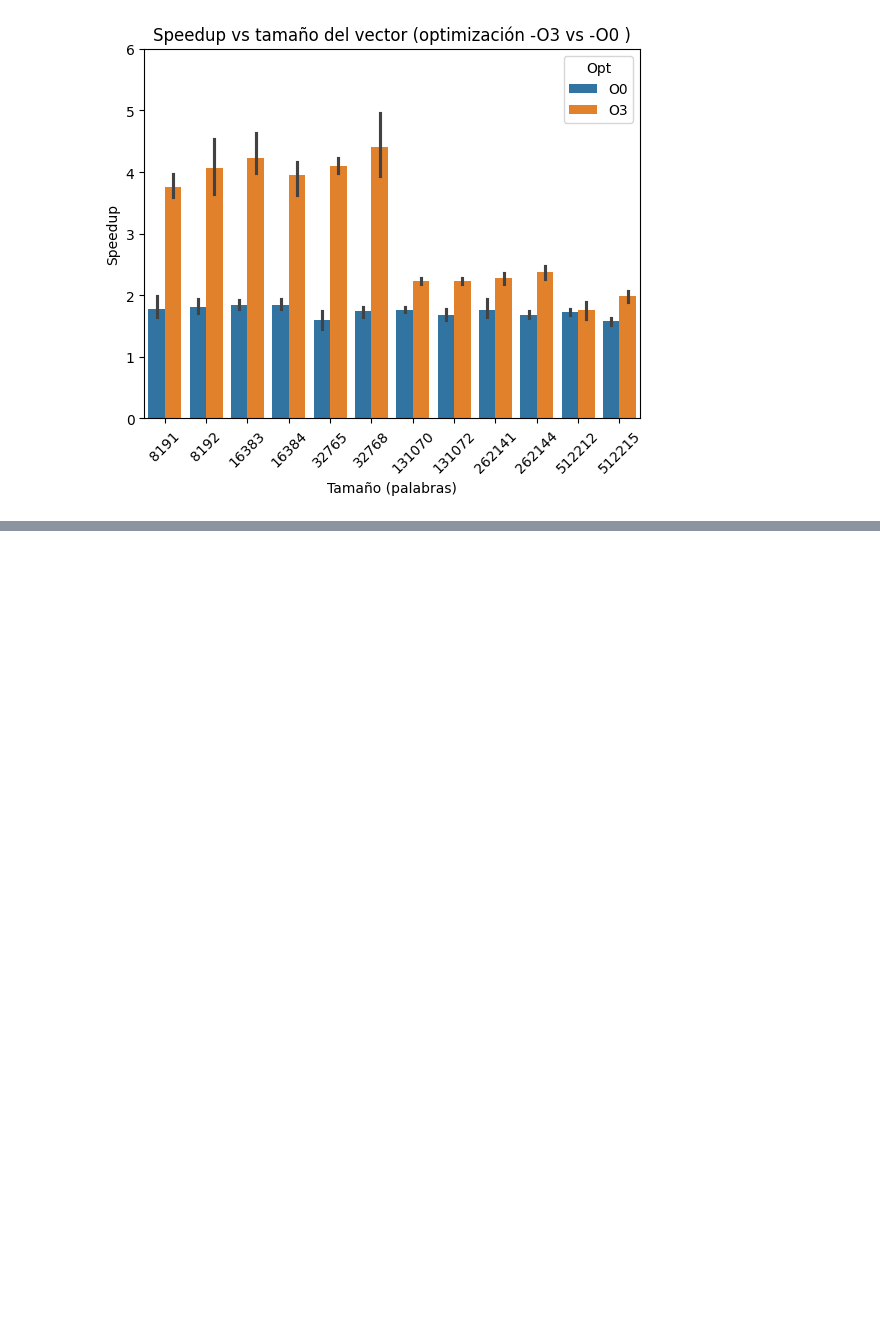
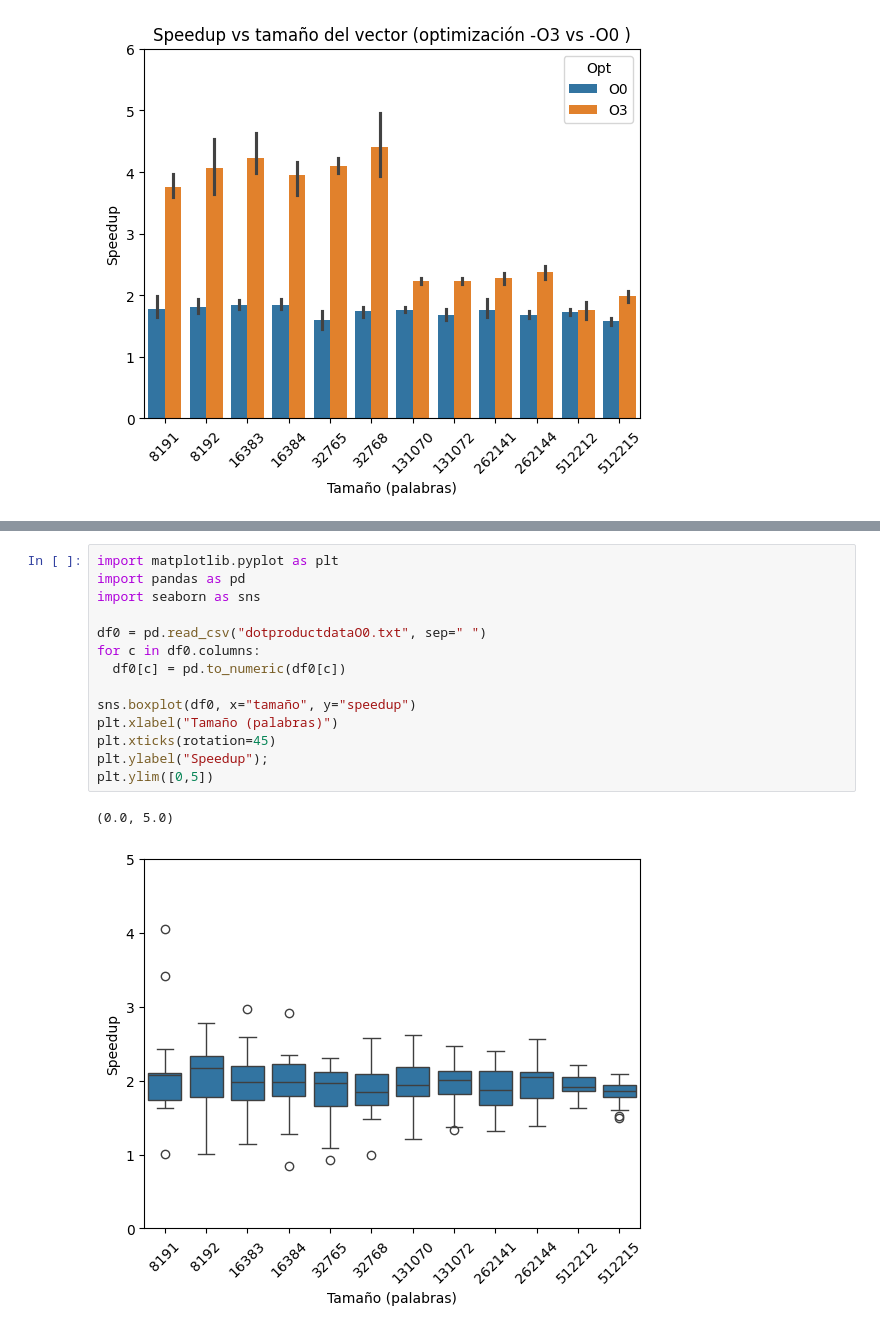
Before and after one commit to victorino3c/CAP-P1, a Jupyter notebook: Tutorial_SIMD_intirnsics.ipynb/Tutorial_SIMD_intirnsics.ipynb, the cells around one changed output, grey strips where cells are left out. Cells and saved outputs as stored; diff of their text form; blank space fills up the shorter version.

```diff
--- a/Tutorial_SIMD_intirnsics.ipynb/Tutorial_SIMD_intirnsics.ipynb
+++ b/Tutorial_SIMD_intirnsics.ipynb/Tutorial_SIMD_intirnsics.ipynb
@@ -815,0 +820,17 @@ plt.ylim([0,6]);
+# %%
+import matplotlib.pyplot as plt
+import pandas as pd
+import seaborn as sns
+
+df0 = pd.read_csv("dotproductdataO0.txt", sep=" ")
+for c in df0.columns:
+  df0[c] = pd.to_numeric(df0[c])
+
+sns.boxplot(df0, x="tamaño", y="speedup")
+plt.xlabel("Tamaño (palabras)")
+plt.xticks(rotation=45)
+plt.ylabel("Speedup");
+plt.ylim([0,5])
+# %% [output]
+(0.0, 5.0)
+[figure, added]
```
Also changed, not shown: parts of 9 cells of this notebook.
